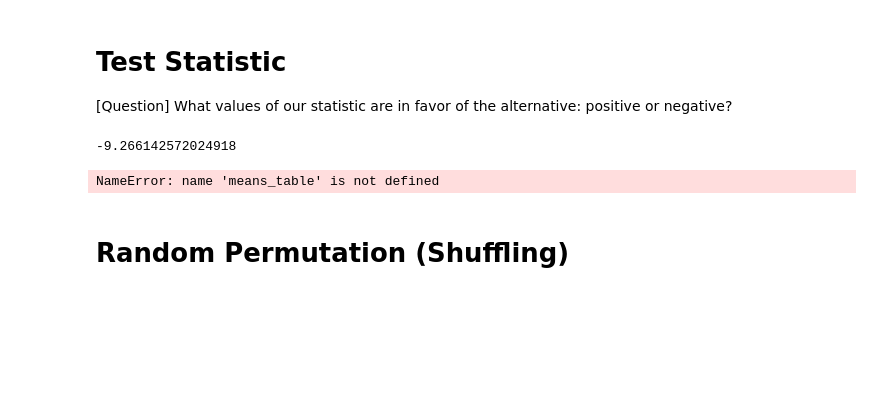
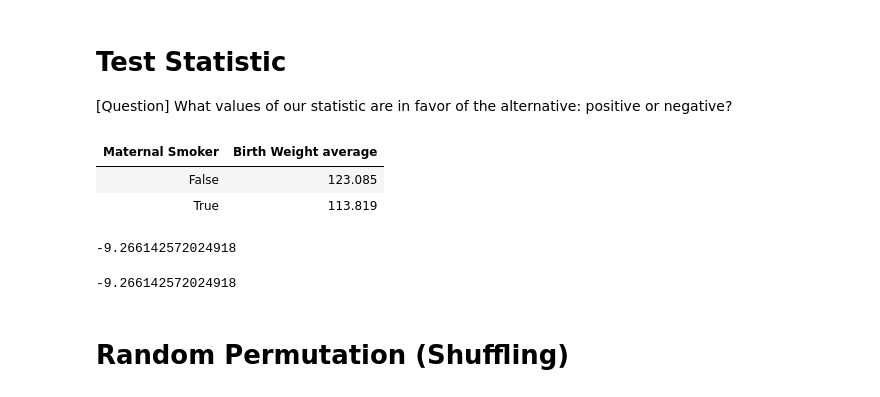
Before and after one commit to jhb10c/d8publicmaterials, a Jupyter notebook: lecnotebooks/lec19.ipynb, the cells around one changed output. Drawn from its saved outputs; the diff is of its cells as text; code cells hidden in the pictures; blank space fills up the shorter version.

```diff
--- a/lecnotebooks/lec19.ipynb
+++ b/lecnotebooks/lec19.ipynb
@@ -67,41 +43,19 @@ smoking_and_birthweight.hist('Birth Weight', group='Maternal Smoker')
 # Test Statistic
 
 [Question] What values of our statistic are in favor of the alternative: positive or negative?
-# %%
-average_babies
-
-#notice we hard coded the observed statistic
-#we want to repeat this logic so we will rewrite it as
-# a function
-
-#lets walk thourhg anoother way of computing the
-#test statistic
-
-averageshold=average_babies.column("Birth Weight average")
-#now we wnat the difference of smokers - nonsmokers
-observed_stat=averageshold.item(1)-averageshold.item(0)
-
-
-#Select birth weight and smoking maternal
-#Find averages of groups - needed a table
-#Got column of averages - used .column
-#found difference -
-
-def difference_of_averages(inputT):
-    BM=inputT.select("Birth Weight","Maternal Smoker")
-    average_table=BM.group("Maternal Smoker",np.average)
-    means = average_table.column("Birth Weight average")
-    return means.item(1)-means.item(0)
-
-#Computes differences of average birth weight between smokers
-#and nonsmokers
-difference_of_averages(births)
-# %% [output]
--9.266142572024918
+# %%
+# find average birthwights
+means_table = smoking_and_birthweight.group('Maternal Smoker', np.average)
+means_table
+# %% [output]
+| Maternal Smoker | Birth Weight average |
+| False | 123.085 |
+| True | 113.819 |
 # %%
+# Find observed Stat
 means = means_table.column(1)
 observed_difference = means.item(1) - means.item(0)
 observed_difference
 # %% [output]
-NameError: name 'means_table' is not defined
+-9.266142572024918
 # %%
@@ -120,6 +76,9 @@ def difference_of_means(table, label, group_label):
 
     return means.item(1) - means.item(0)
 # %%
+# Try it out
 difference_of_means(births, 'Birth Weight', 'Maternal Smoker')
+# %% [output]
+-9.266142572024918
 # %% [markdown]
 # Random Permutation (Shuffling)
```
Also changed, not shown: parts of 26 cells of this notebook, 3 other files.
